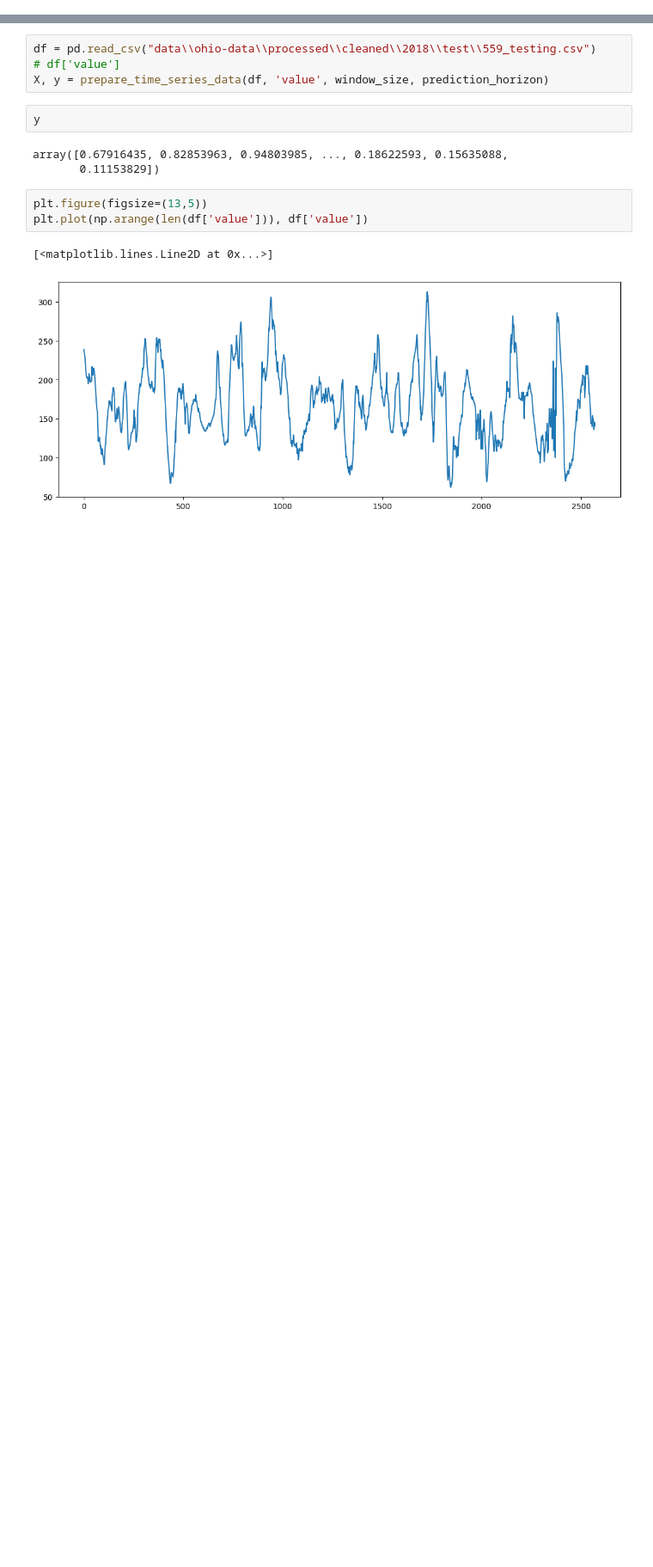
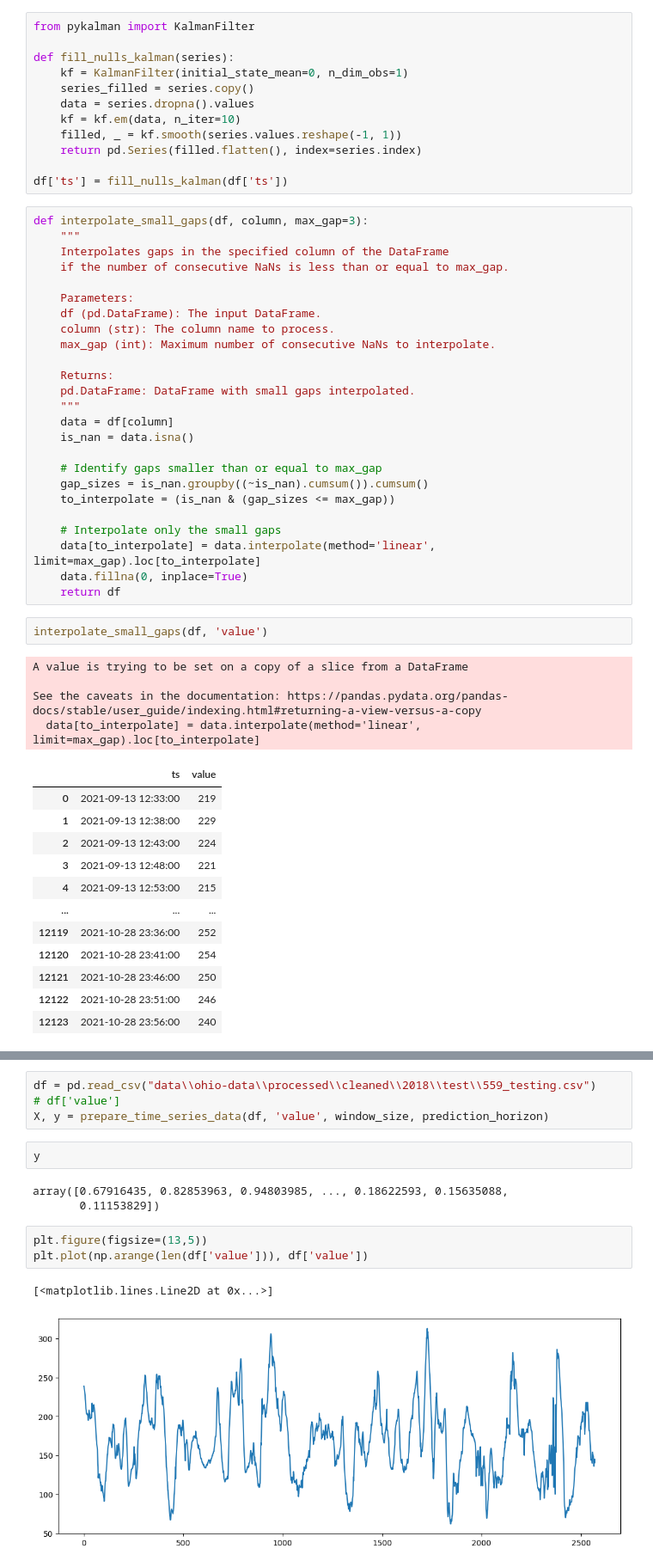
Before and after one commit to Menna-tullahh/Glucose-forecasting-using-multitasking, a Jupyter notebook: draft_prediction.ipynb, the cells around one changed output, grey strips where cells are left out. Shown: that part at 86% size. Cells and saved outputs as stored; diff of their text form; blank space fills up the shorter version.

```diff
--- a/draft_prediction.ipynb
+++ b/draft_prediction.ipynb
@@ -20,0 +87,56 @@ logger = logging.getLogger()
+# %%
+from pykalman import KalmanFilter
+
+def fill_nulls_kalman(series):
+    kf = KalmanFilter(initial_state_mean=0, n_dim_obs=1)
+    series_filled = series.copy()
+    data = series.dropna().values
+    kf = kf.em(data, n_iter=10)
+    filled, _ = kf.smooth(series.values.reshape(-1, 1))
+    return pd.Series(filled.flatten(), index=series.index)
+
+df['ts'] = fill_nulls_kalman(df['ts'])
+# %%
+def interpolate_small_gaps(df, column, max_gap=3):
+    """
+    Interpolates gaps in the specified column of the DataFrame
+    if the number of consecutive NaNs is less than or equal to max_gap.
+
+    Parameters:
+    df (pd.DataFrame): The input DataFrame.
+    column (str): The column name to process.
+    max_gap (int): Maximum number of consecutive NaNs to interpolate.
+
+    Returns:
+    pd.DataFrame: DataFrame with small gaps interpolated.
+    """
+    data = df[column]
+    is_nan = data.isna()
+
+    # Identify gaps smaller than or equal to max_gap
+    gap_sizes = is_nan.groupby((~is_nan).cumsum()).cumsum()
+    to_interpolate = (is_nan & (gap_sizes <= max_gap))
+
+    # Interpolate only the small gaps
+    data[to_interpolate] = data.interpolate(method='linear', limit=max_gap).loc[to_interpolate]
+    data.fillna(0, inplace=True)
+    return df
+# %%
+interpolate_small_gaps(df, 'value')
+# %% [output]
+A value is trying to be set on a copy of a slice from a DataFrame
+
+See the caveats in the documentation: https://pandas.pydata.org/pandas-docs/stable/user_guide/indexing.html#returning-a-view-versus-a-copy
+  data[to_interpolate] = data.interpolate(method='linear', limit=max_gap).loc[to_interpolate]
+|  | ts | value |
+| 0 | 2021-09-13 12:33:00 | 219 |
+| 1 | 2021-09-13 12:38:00 | 229 |
+| 2 | 2021-09-13 12:43:00 | 224 |
+| 3 | 2021-09-13 12:48:00 | 221 |
+| 4 | 2021-09-13 12:53:00 | 215 |
+| ... | ... | ... |
+| 12119 | 2021-10-28 23:36:00 | 252 |
+| 12120 | 2021-10-28 23:41:00 | 254 |
+| 12121 | 2021-10-28 23:46:00 | 250 |
+| 12122 | 2021-10-28 23:51:00 | 246 |
+| 12123 | 2021-10-28 23:56:00 | 240 |
```
Also changed, not shown: parts of 11 cells of this notebook, 8 other files.
